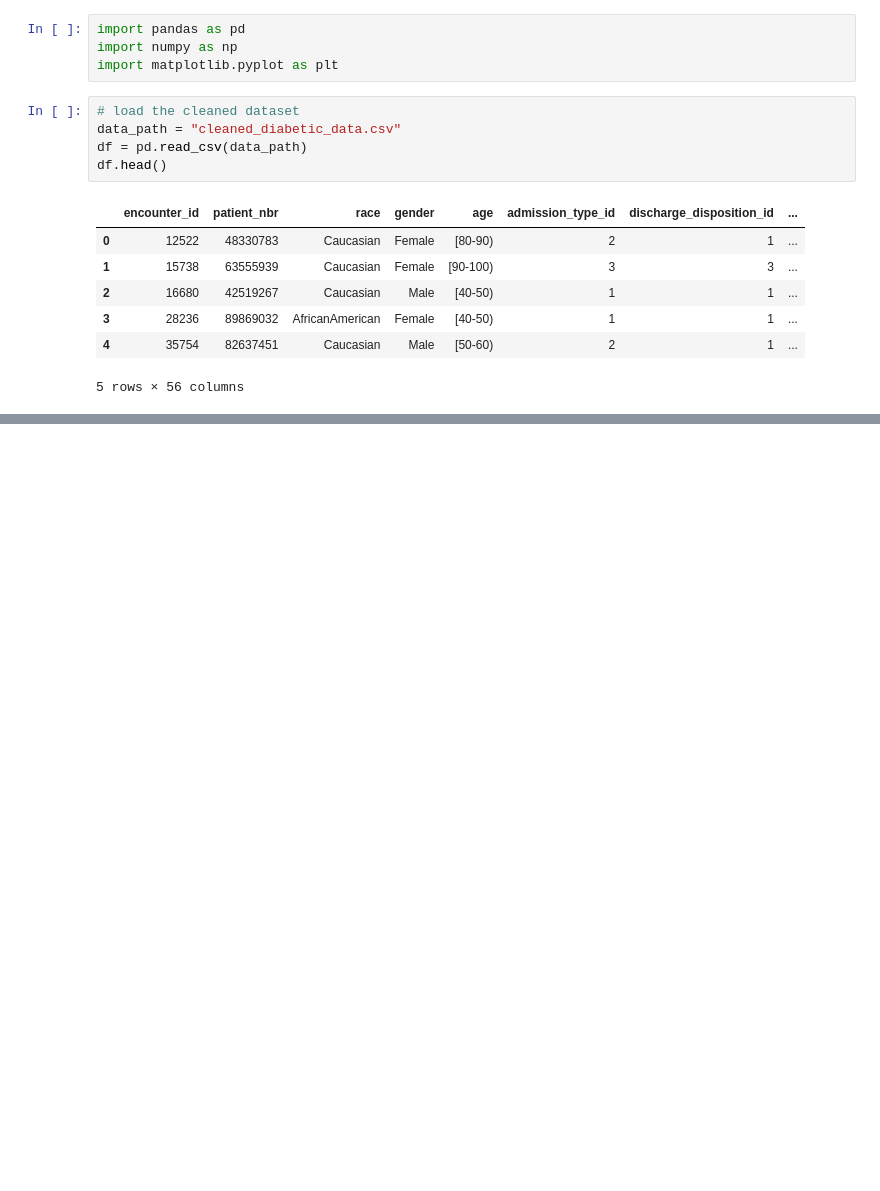
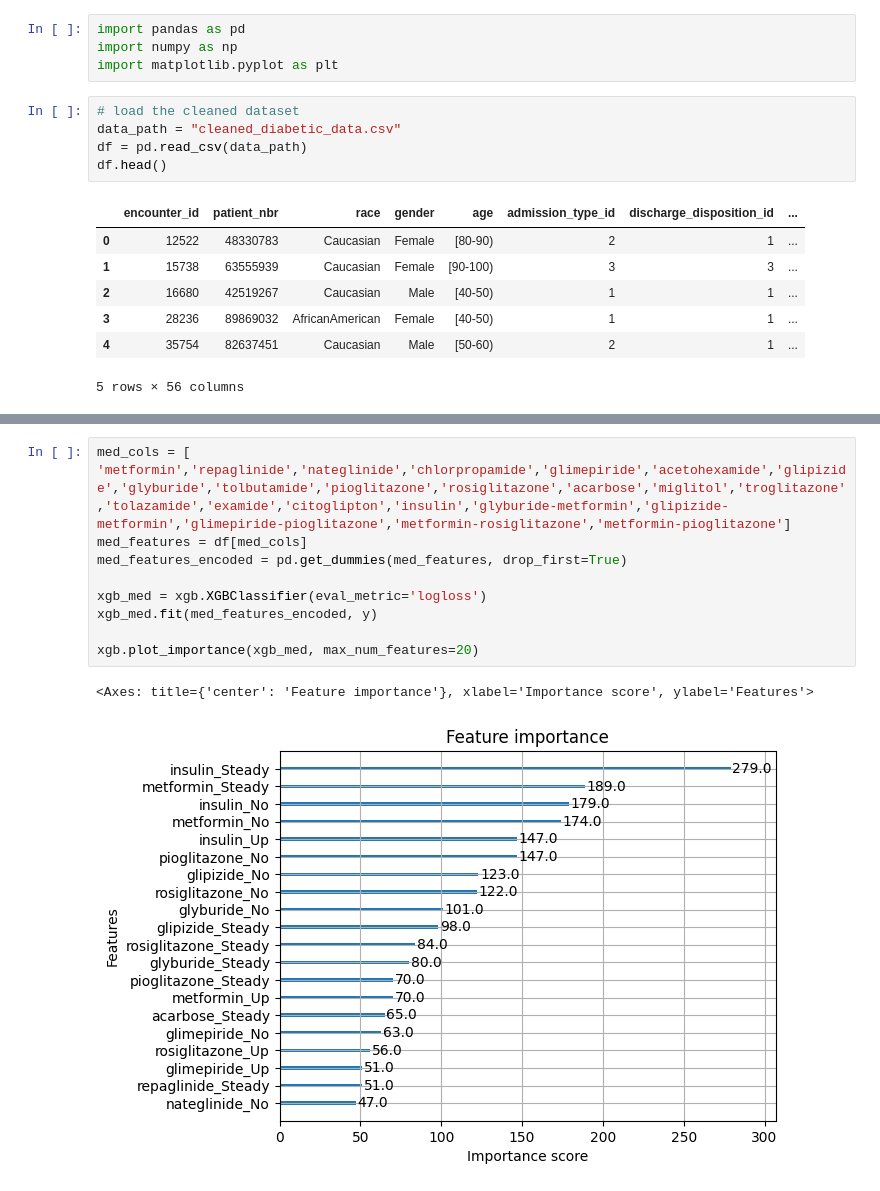
Before and after one commit to boskya/aai510-group1-diabetes-admissions, a Jupyter notebook: xgboost.ipynb, the cells around one changed output, grey strips where cells are left out. Saved outputs shown, nothing was run; the diff lists cells and outputs as text; blank space fills up the shorter version.

```diff
--- a/xgboost.ipynb
+++ b/xgboost.ipynb
@@ -61,0 +95,12 @@ ValueError: DataFrame.dtypes for data must be int, float, bool or category. When
+# %%
+med_cols = [ 'metformin','repaglinide','nateglinide','chlorpropamide','glimepiride','acetohexamide','glipizide','glyburide','tolbutamide','pioglitazone','rosiglitazone','acarbose','miglitol','troglitazone','tolazamide','examide','citoglipton','insulin','glyburide-metformin','glipizide-metformin','glimepiride-pioglitazone','metformin-rosiglitazone','metformin-pioglitazone']
+med_features = df[med_cols]
+med_features_encoded = pd.get_dummies(med_features, drop_first=True)
+
+xgb_med = xgb.XGBClassifier(eval_metric='logloss')
+xgb_med.fit(med_features_encoded, y)
+
+xgb.plot_importance(xgb_med, max_num_features=20)
+# %% [output]
+<Axes: title={'center': 'Feature importance'}, xlabel='Importance score', ylabel='Features'>
+[figure, added]
```
Also changed, not shown: parts of 5 cells of this notebook.
